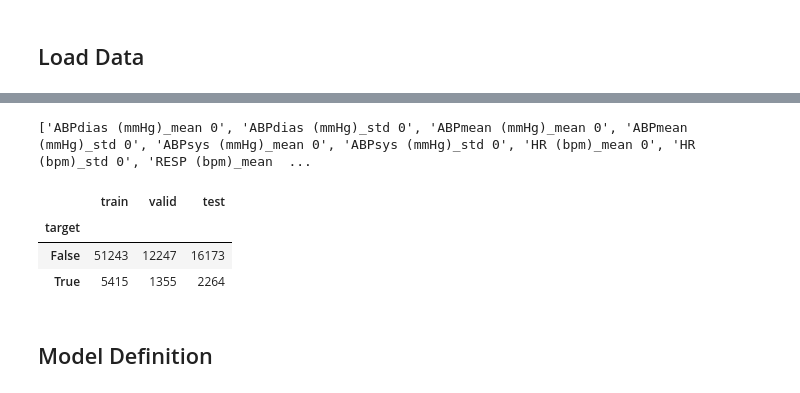
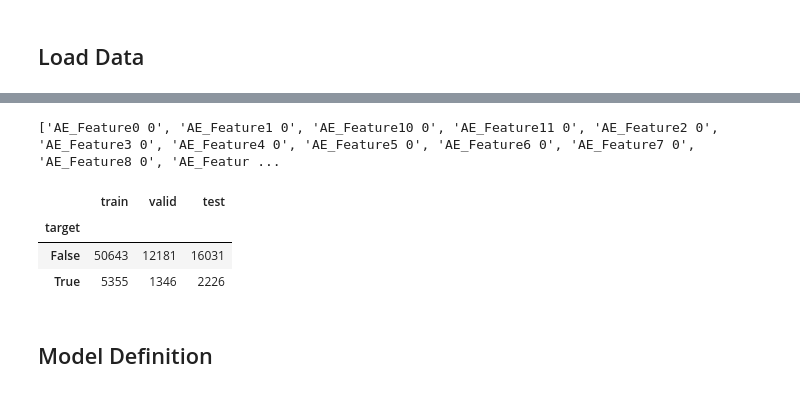
Before and after one commit to lr98769/rue_prediction_interval, a Jupyter notebook: notebooks/training.ipynb, the cells around one changed output, grey strips where cells are left out. Saved outputs shown, nothing was run; the diff lists cells and outputs as text; code cells hidden in the pictures.

```diff
--- a/notebooks/training.ipynb
+++ b/notebooks/training.ipynb
@@ -50,29 +56,29 @@ df
 # %%
-predictors = df.columns[:-6].to_list()
+predictors = df.columns[:60].to_list()
 print(predictors)
 # %% [output]
-['ABPdias (mmHg)_mean 0', 'ABPdias (mmHg)_std 0', 'ABPmean (mmHg)_mean 0', 'ABPmean (mmHg)_std 0', 'ABPsys (mmHg)_mean 0', 'ABPsys (mmHg)_std 0', 'HR (bpm)_mean 0', 'HR (bpm)_std 0', 'RESP (bpm)_mean  ...
+['AE_Feature0 0', 'AE_Feature1 0', 'AE_Feature10 0', 'AE_Feature11 0', 'AE_Feature2 0', 'AE_Feature3 0', 'AE_Feature4 0', 'AE_Feature5 0', 'AE_Feature6 0', 'AE_Feature7 0', 'AE_Feature8 0', 'AE_Featur ...
 # %%
 pred_col = "target"
 # %%
 # Make train, validation and test sets
 def train_valid_test_split(df):
-    train_df, valid_df, test_df = df[df["train"]], df[df["valid"]], df[df["test"]]
+    df_train, df_valid, df_test = df[df["train"]], df[df["valid"]], df[df["test"]]
     train_count, valid_count, test_count = (
         df_train["target"].value_counts(), df_valid["target"].value_counts(),
         df_test["target"].value_counts()
     )
     train_count.name, valid_count.name, test_count.name = "train", "valid", "test"
 
     display(pd.concat([train_count, valid_count, test_count], axis=1))
-    return train_df, valid_df, test_df
+    return df_train, df_valid, df_test
 
 df_train, df_valid, df_test = train_valid_test_split(df)
 # %% [output]
 |  | train | valid | test |
 | target |  |  |  |
-| False | 51243 | 12247 | 16173 |
-| True | 5415 | 1355 | 2264 |
+| False | 50643 | 12181 | 16031 |
+| True | 5355 | 1346 | 2226 |
 # %% [markdown]
 ## Model Definition
 # %%
```
Also changed, not shown: parts of 8 cells of this notebook.
